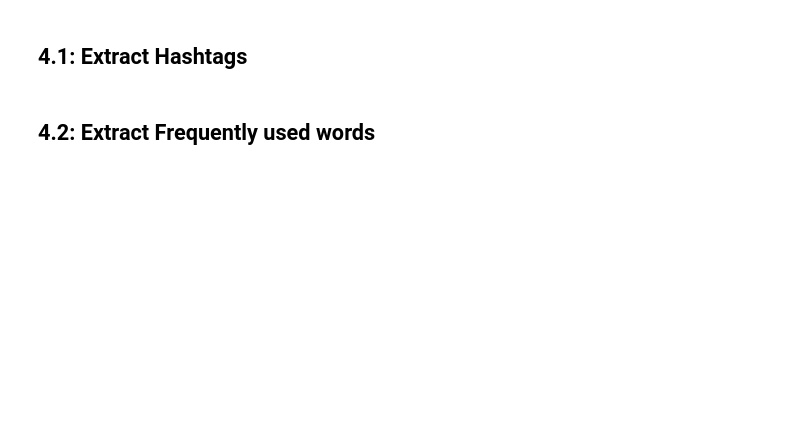
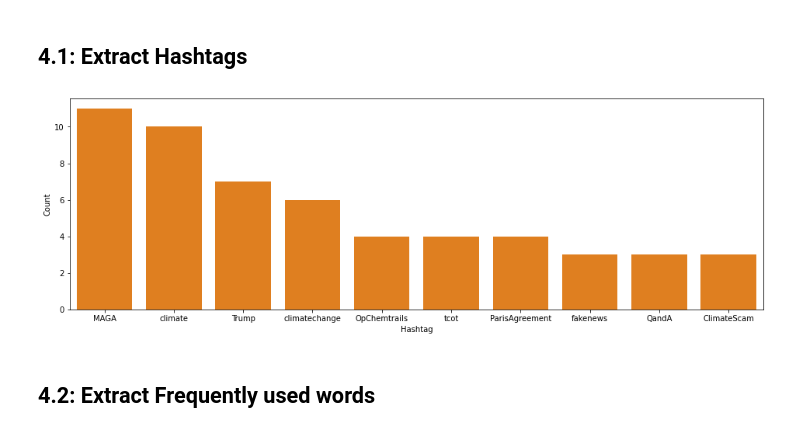
Before and after one commit to Mahlomola-Moses/classification-predict-streamlit-template, a Jupyter notebook: Team_JS_2_Predict.ipynb, the cells around one changed output. Drawn from its saved outputs; the diff is of its cells as text; code cells hidden in the pictures; blank space fills up the shorter version.

```diff
--- a/Team_JS_2_Predict.ipynb
+++ b/Team_JS_2_Predict.ipynb
@@ -270,4 +300,42 @@ df_upsampled
 # %% [markdown]
 ## 4.1: Extract Hashtags
+# %%
+def hashtag_extract(x):
+    """
+    The function extract the hashtags
+    from the messages column
+    """
+    hashtags = []
+    for i in x:
+        ht = re.findall(r"#(\w+)", i)
+        hashtags.append(ht)
+    return hashtags
+# %%
+# extracting hashtags from train tweets
+anti_hashtag = hashtag_extract(train['message'][train['sentiment'] == -1])
+neutral_hashtag = hashtag_extract(train['message'][train['sentiment'] == 0])
+pro_hashtag = hashtag_extract(train['message'][train['sentiment'] == 1])
+news_hashtag = hashtag_extract(train['message'][train['sentiment'] == 2])
+
+
+# unnesting list
+anti_hashtag= sum(anti_hashtag,[])
+neutral_hashtag = sum(neutral_hashtag,[])
+pro_hashtag = sum(pro_hashtag,[])
+news_hashtag = sum(news_hashtag,[])
+# %%
+#creating a frequency distribution of the hashtags
+v = nltk.FreqDist(anti_hashtag)
+k = pd.DataFrame({'Hashtag': list(v.keys()),
+                  'Count': list(v.values())})
+
+# selecting top 10 most frequent hashtags
+k = k.nlargest(columns="Count", n = 10)
+plt.figure(figsize=(16,5))
+ax = sns.barplot(data=k, x= "Hashtag", y = "Count", color ='#ff7f00')
+ax.set(ylabel = 'Count')
+plt.show()
+# %% [output]
+[figure, added]
 # %% [markdown]
 ## 4.2: Extract Frequently used words
```
Also changed, not shown: parts of 12 cells of this notebook.
